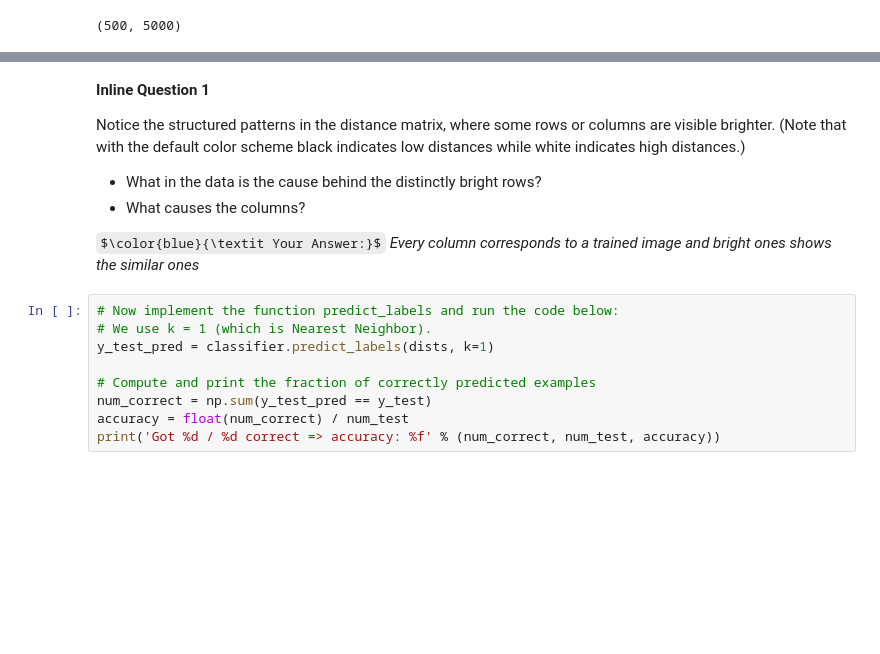
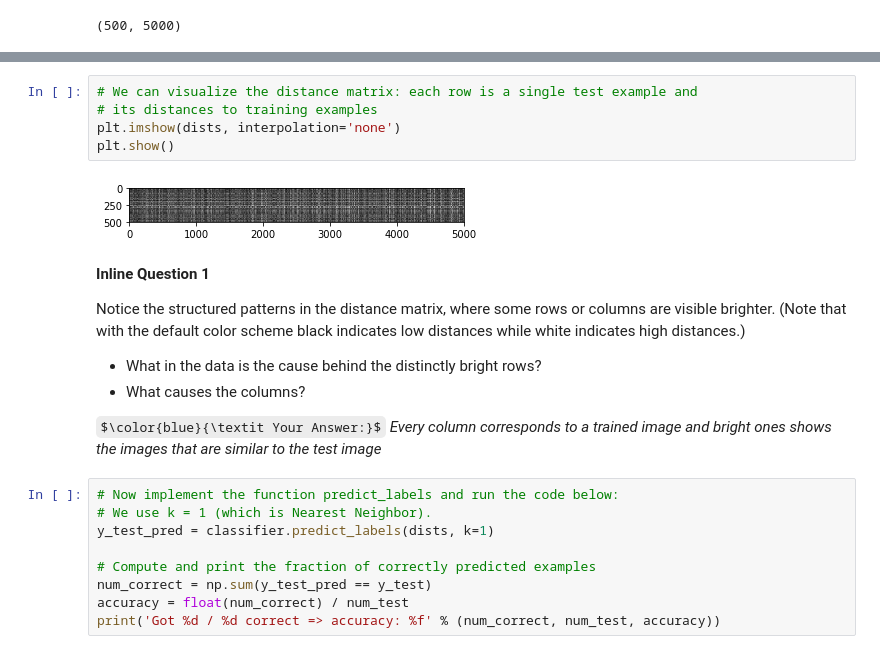
Before and after one commit to sadullahgultekin/Miletos-Internship, a Jupyter notebook: knn.ipynb, the cells around one changed output, grey strips where cells are left out. Cells and saved outputs as stored; diff of their text form; some formulas as TeX source; blank space fills up the shorter version.

```diff
--- a/knn.ipynb
+++ b/knn.ipynb
@@ -132,3 +153,10 @@ plt.show()
+# %%
+# We can visualize the distance matrix: each row is a single test example and
+# its distances to training examples
+plt.imshow(dists, interpolation='none')
+plt.show()
+# %% [output]
+[figure, added]
 # %% [markdown]
 **Inline Question 1**
 
@@ -137,7 +165,7 @@ Notice the structured patterns in the distance matrix, where some rows or column
 - What in the data is the cause behind the distinctly bright rows?
 - What causes the columns?
 
-$\color{blue}{\textit Your Answer:}$ *Every column corresponds to a trained image and bright ones shows the similar ones*
+$\color{blue}{\textit Your Answer:}$ *Every column corresponds to a trained image and bright ones shows the images that are similar to the test image*
 # %%
 # Now implement the function predict_labels and run the code below:
 # We use k = 1 (which is Nearest Neighbor).
```
Also changed, not shown: parts of 13 cells of this notebook, 1 other file.
